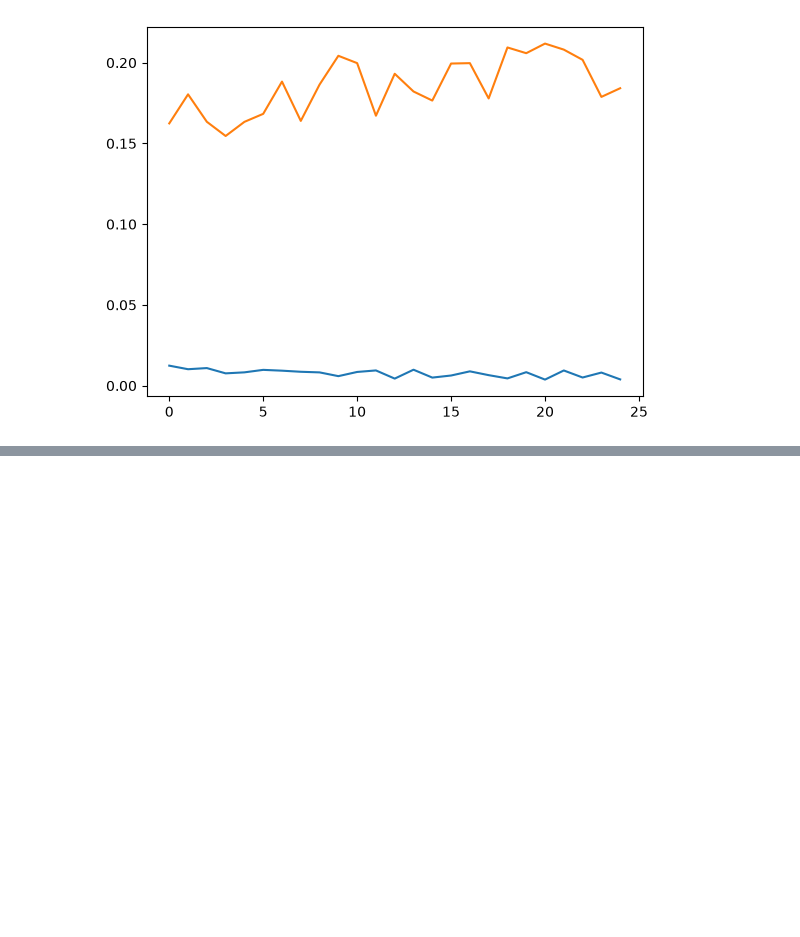
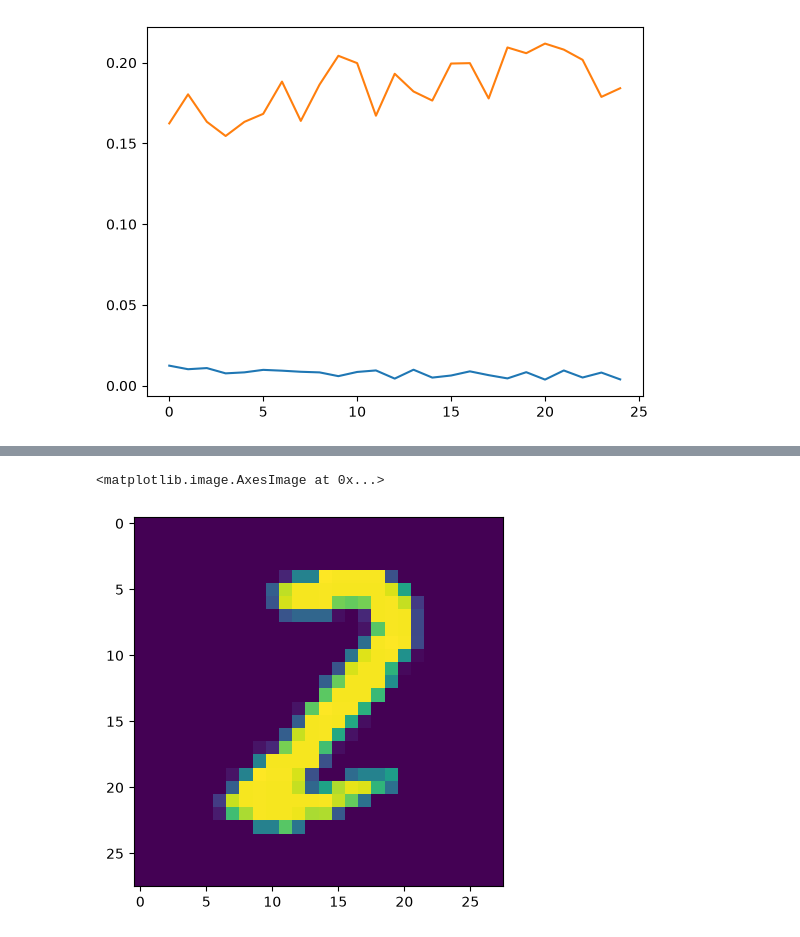
Before and after one commit to rahul-gitt/Deep-Learning, a Jupyter notebook: ANN/mnist-classification.ipynb/main.ipynb, the cells around one changed output, grey strips where cells are left out. Drawn from its saved outputs; the diff is of its cells as text; code cells hidden in the pictures; blank space fills up the shorter version.

```diff
--- a/ANN/mnist-classification.ipynb/main.ipynb
+++ b/ANN/mnist-classification.ipynb/main.ipynb
@@ -107,0 +114,5 @@ plt.plot(history.history['val_loss'])
+# %%
+plt.imshow(X_test[1002])
+# %% [output]
+<matplotlib.image.AxesImage at 0x...>
+[figure, added]
```
Also changed, not shown: parts of 3 cells of this notebook.
